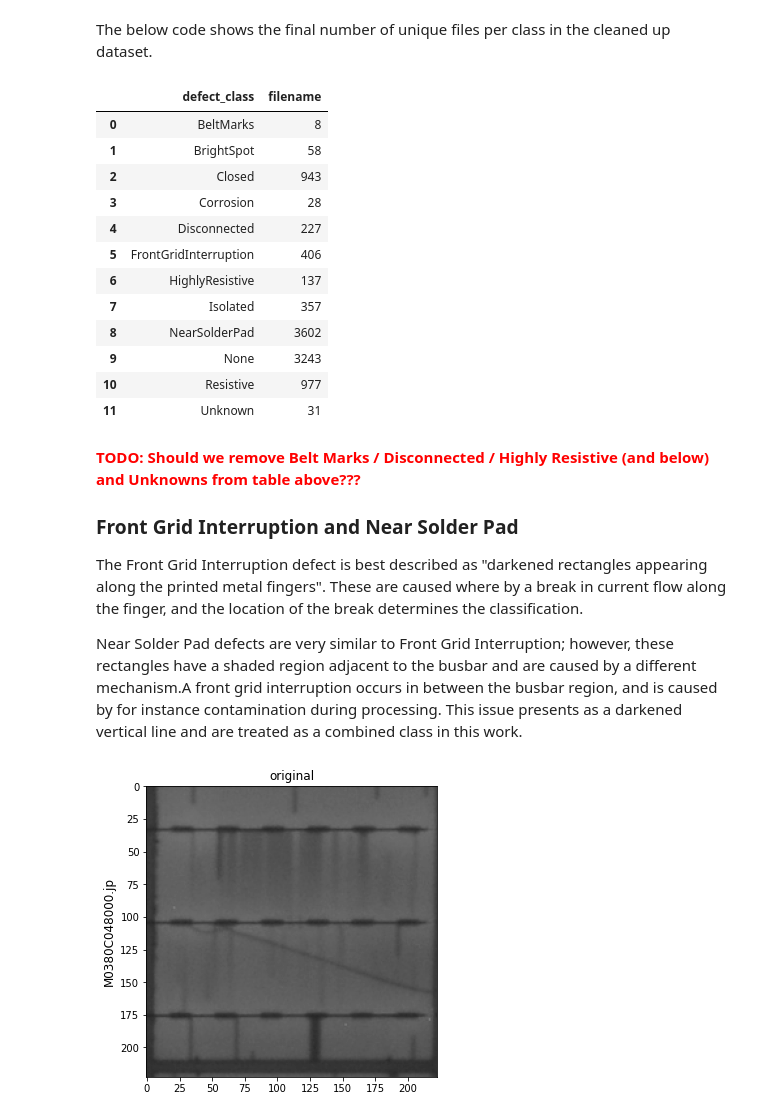
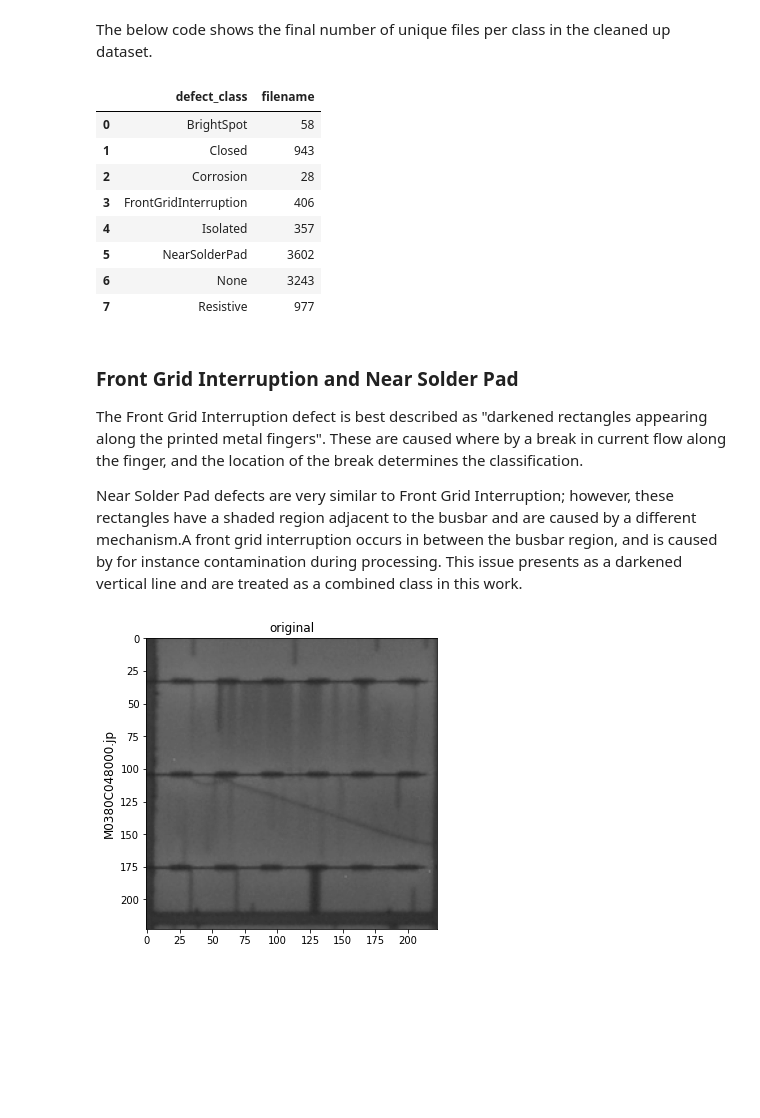
Before and after one commit to atox120/w281_finalproject_solascan, a Jupyter notebook: notebooks/main.ipynb, the cells around one changed output. Saved outputs shown, nothing was run; the diff lists cells and outputs as text; code cells hidden in the pictures; blank space fills up the shorter version.

Commit message:
More edits to front grid int.

```diff
--- a/notebooks/main.ipynb
+++ b/notebooks/main.ipynb
@@ -130,26 +130,25 @@ The below code shows the final number of unique files per class in the cleaned u
 # %%
 # Instantiate class
 iml = ImageLoader()
 _ = iml.load_n(1) # Load a token image, in order to create the main df
-iml.final_samples.groupby(['defect_class']).agg('count')['filename'].reset_index()
+#Remove defects not used in this sample
+defects_df = iml.final_samples
+defects_df = defects_df[defects_df['defect_class'] != 'Unknown']
+defects_df = defects_df[defects_df['defect_class'] != 'BeltMarks']
+defects_df = defects_df[defects_df['defect_class'] != 'Disconnected']
+defects_df = defects_df[defects_df['defect_class'] != 'HighlyResistive']
+defects_df.groupby(['defect_class']).agg('count')['filename'].reset_index()
 # %% [output]
 |  | defect_class | filename |
-| 0 | BeltMarks | 8 |
-| 1 | BrightSpot | 58 |
-| 2 | Closed | 943 |
-| 3 | Corrosion | 28 |
-| 4 | Disconnected | 227 |
-| 5 | FrontGridInterruption | 406 |
-| 6 | HighlyResistive | 137 |
-| 7 | Isolated | 357 |
-| 8 | NearSolderPad | 3602 |
-| 9 | None | 3243 |
-| 10 | Resistive | 977 |
-| 11 | Unknown | 31 |
+| 0 | BrightSpot | 58 |
+| 1 | Closed | 943 |
+| 2 | Corrosion | 28 |
+| 3 | FrontGridInterruption | 406 |
+| 4 | Isolated | 357 |
+| 5 | NearSolderPad | 3602 |
+| 6 | None | 3243 |
+| 7 | Resistive | 977 |
 # %% [markdown]
-<span style="color:red">**TODO: Should we remove Belt Marks / Disconnected / Highly Resistive (and below) and Unknowns from table above???**</span>
-
-
 
 ### Front Grid Interruption and Near Solder Pad
 
```
Also changed, not shown: parts of 6 cells of this notebook.
